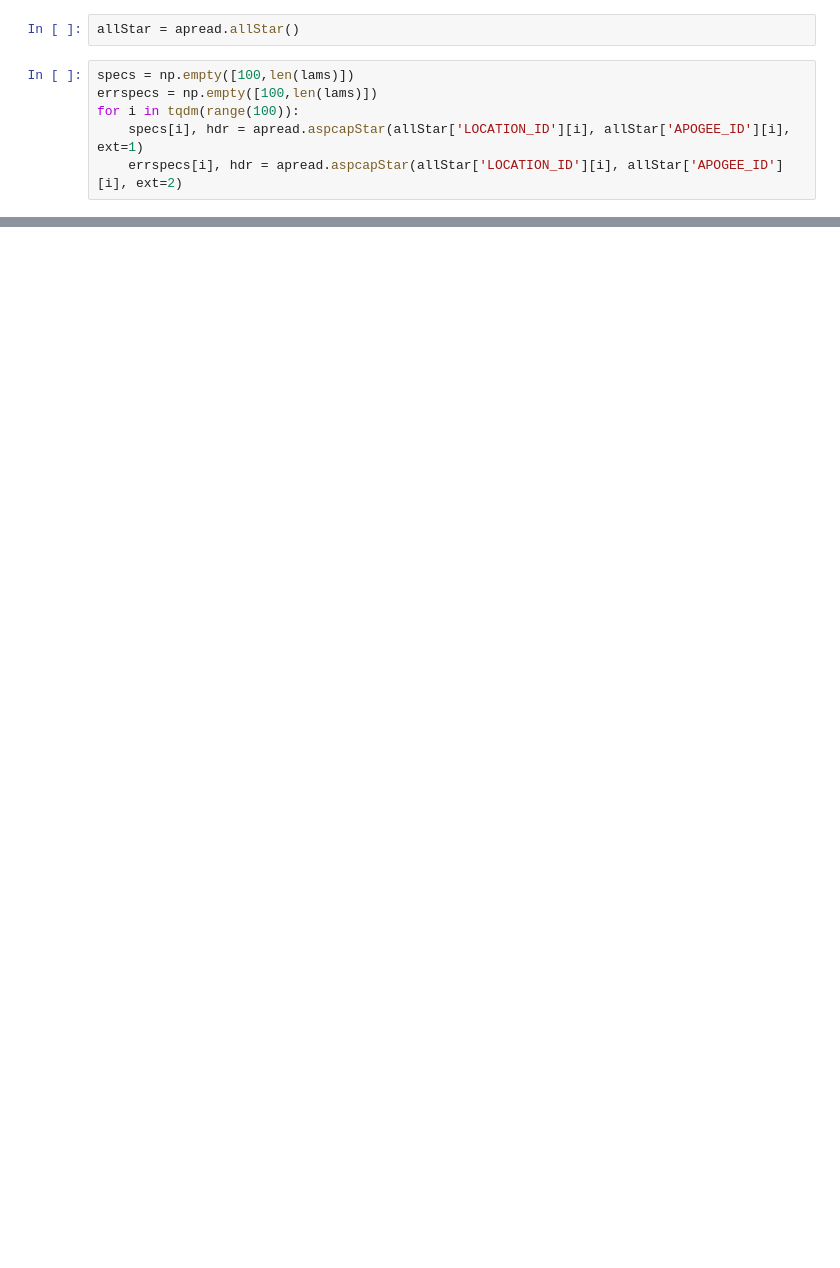
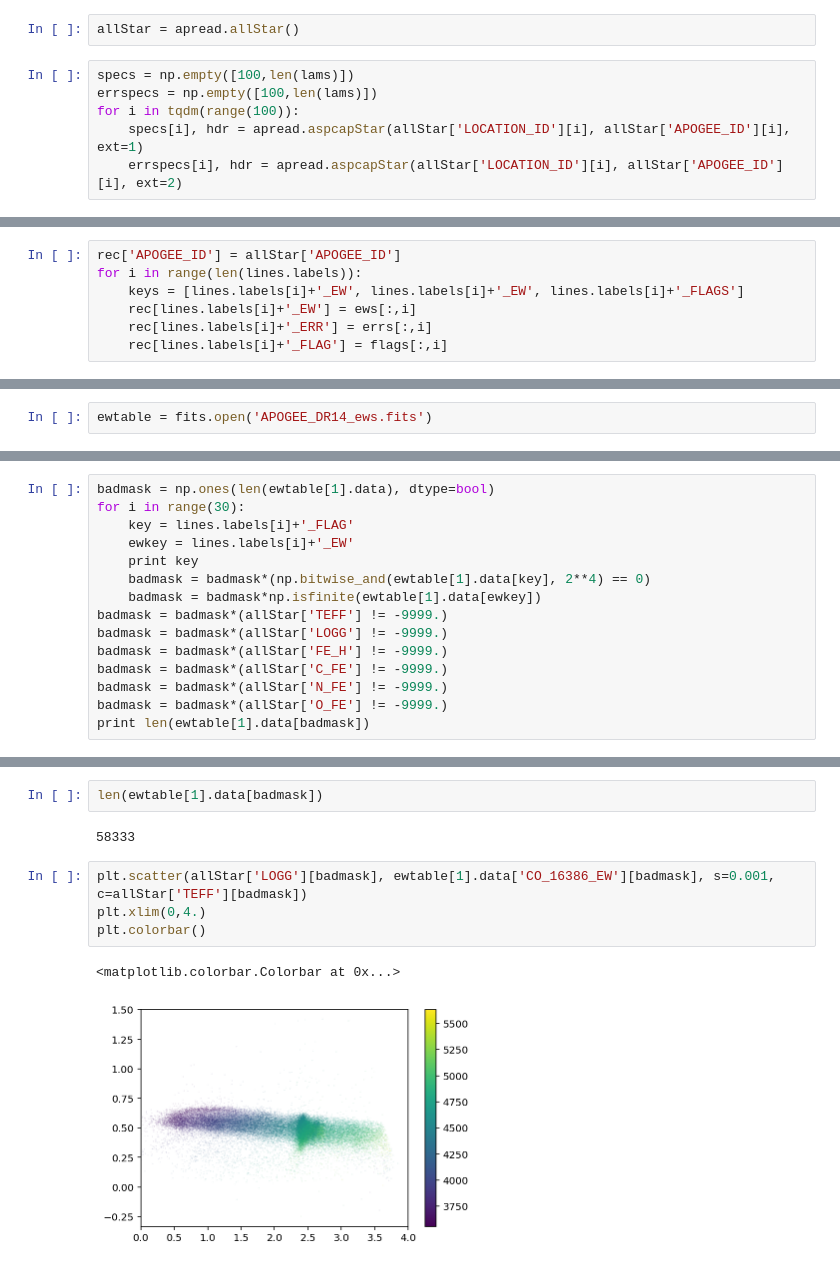
Before and after one commit to jmackereth/sewingmachine, a Jupyter notebook: sewingmachine_tests.ipynb, the cells around one changed output, grey strips where cells are left out. Cells and saved outputs as stored; diff of their text form; blank space fills up the shorter version.

```diff
--- a/sewingmachine_tests.ipynb
+++ b/sewingmachine_tests.ipynb
@@ -114,0 +148,7 @@ array(['CO_16719', 'FeI_16045', 'FeI_16895', 'FeI_15490', 'FeI_15494',
+# %%
+rec['APOGEE_ID'] = allStar['APOGEE_ID']
+for i in range(len(lines.labels)):
+    keys = [lines.labels[i]+'_EW', lines.labels[i]+'_EW', lines.labels[i]+'_FLAGS']
+    rec[lines.labels[i]+'_EW'] = ews[:,i]
+    rec[lines.labels[i]+'_ERR'] = errs[:,i]
+    rec[lines.labels[i]+'_FLAG'] = flags[:,i]
@@ -114,0 +161,2 @@ array(['CO_16719', 'FeI_16045', 'FeI_16895', 'FeI_15490', 'FeI_15494',
+# %%
+ewtable = fits.open('APOGEE_DR14_ews.fits')
@@ -114,0 +183,15 @@ array(['CO_16719', 'FeI_16045', 'FeI_16895', 'FeI_15490', 'FeI_15494',
+# %%
+badmask = np.ones(len(ewtable[1].data), dtype=bool)
+for i in range(30):
+    key = lines.labels[i]+'_FLAG'
+    ewkey = lines.labels[i]+'_EW'
+    print key
+    badmask = badmask*(np.bitwise_and(ewtable[1].data[key], 2**4) == 0)
+    badmask = badmask*np.isfinite(ewtable[1].data[ewkey])
+badmask = badmask*(allStar['TEFF'] != -9999.)
+badmask = badmask*(allStar['LOGG'] != -9999.)
+badmask = badmask*(allStar['FE_H'] != -9999.)
+badmask = badmask*(allStar['C_FE'] != -9999.)
+badmask = badmask*(allStar['N_FE'] != -9999.)
+badmask = badmask*(allStar['O_FE'] != -9999.)
+print len(ewtable[1].data[badmask])
@@ -114,0 +216,11 @@ array(['CO_16719', 'FeI_16045', 'FeI_16895', 'FeI_15490', 'FeI_15494',
+# %%
+len(ewtable[1].data[badmask])
+# %% [output]
+58333
+# %%
+plt.scatter(allStar['LOGG'][badmask], ewtable[1].data['CO_16386_EW'][badmask], s=0.001, c=allStar['TEFF'][badmask])
+plt.xlim(0,4.)
+plt.colorbar()
+# %% [output]
+<matplotlib.colorbar.Colorbar at 0x...>
+[figure, added]
```
Also changed, not shown: parts of 43 cells of this notebook.
